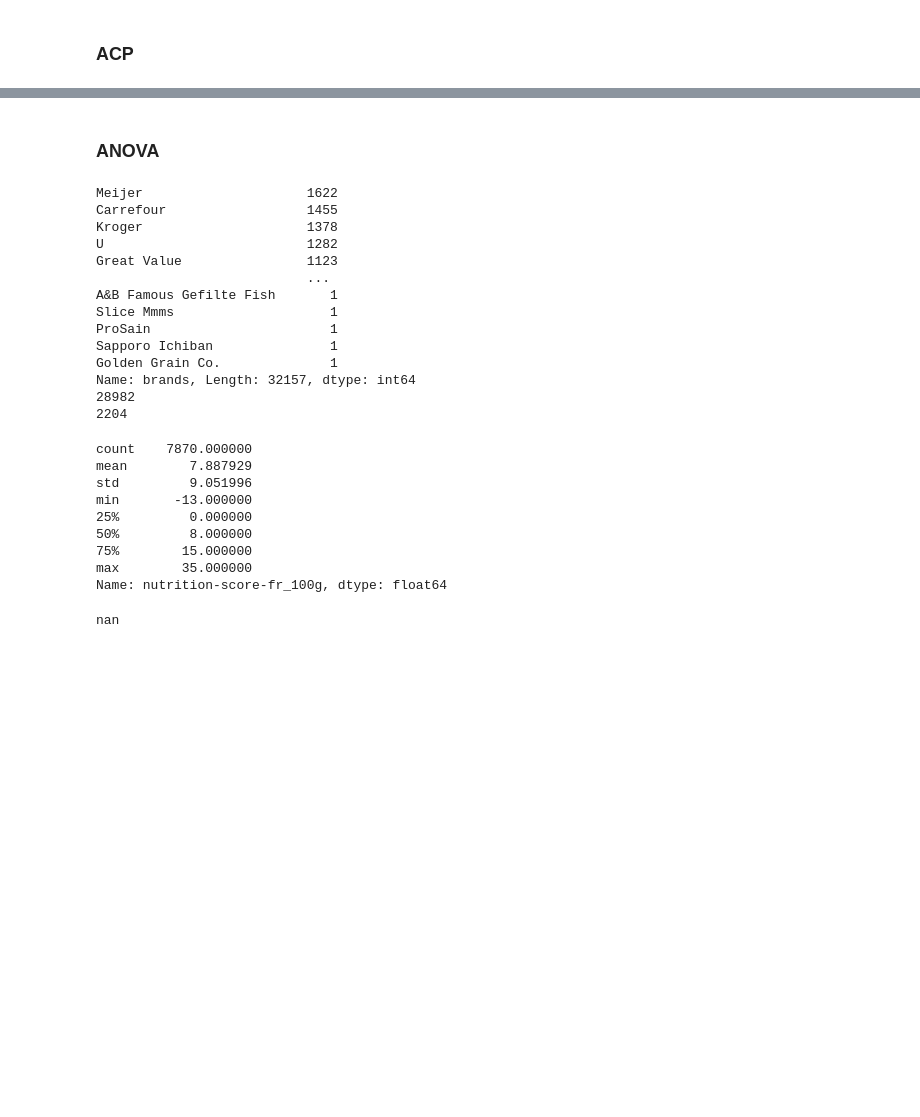
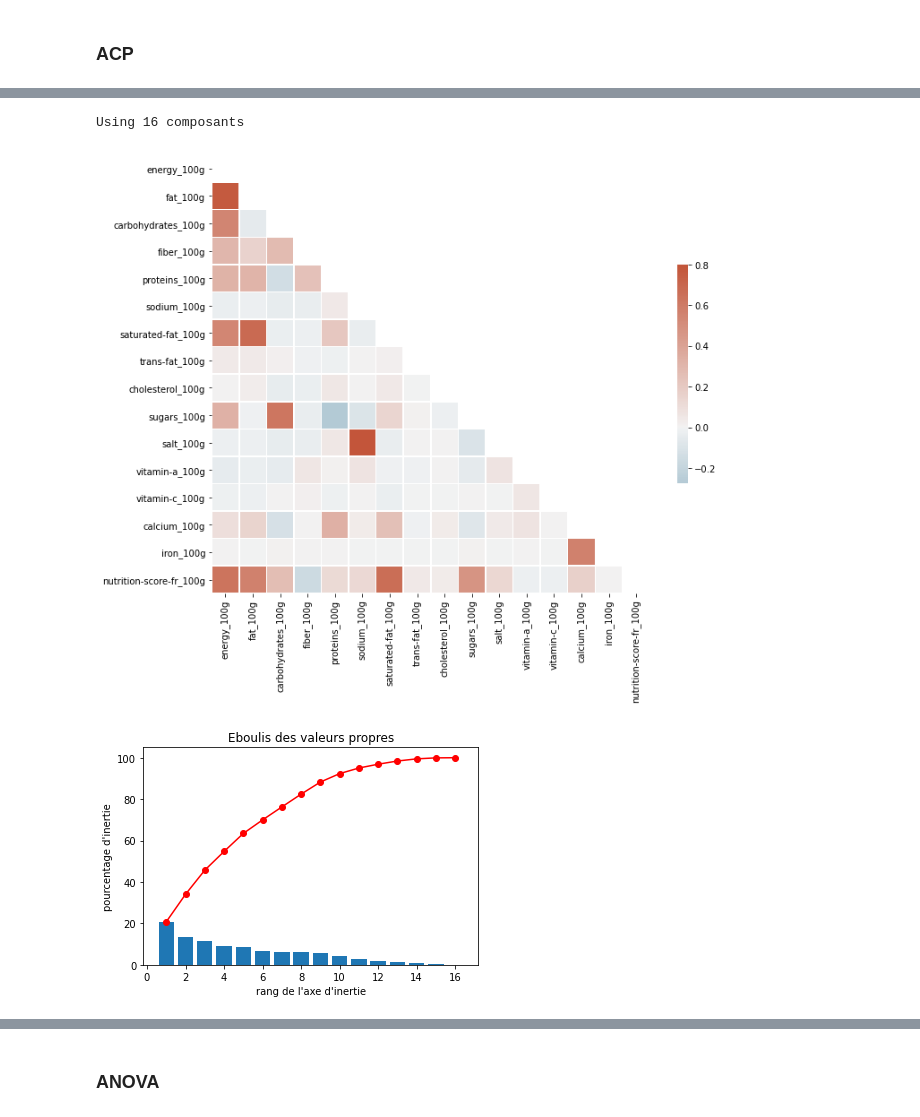
Before and after one commit to ThibaultDieudonne/OpenFoodFacts-Data-Exploration, a Jupyter notebook: notebook.ipynb, the cells around one changed output, grey strips where cells are left out. Saved outputs shown, nothing was run; the diff lists cells and outputs as text; code cells hidden in the pictures; blank space fills up the shorter version.

```diff
--- a/notebook.ipynb
+++ b/notebook.ipynb
@@ -177,0 +178,6 @@ plt.show()
+# %%
+make_acp(nutrition)
+# %% [output]
+Using 16 composants
+[figure, added]
+[figure, added]
@@ -178,21 +185,2 @@ plt.show()
 # %% [markdown]
 ### ANOVA
-# %%
-print(data["brands"].value_counts())
-print(len(data["brands_tags"].unique()))
-print(data["brands"].str.contains("Carrefour").sum())
-# %% [output]
-Meijer                     1622
-Carrefour                  1455
-Kroger                     1378
-U                          1282
-Great Value                1123
-                           ...
-A&B Famous Gefilte Fish       1
-Slice Mmms                    1
-ProSain                       1
-Sapporo Ichiban               1
-Golden Grain Co.              1
-Name: brands, Length: 32157, dtype: int64
-28982
-2204
@@ -213,11 +197,4 @@ data['main_brand'] = data['brands'].apply(getfirstbrand)
 # %%
-X = "main_brand" # qualitative
-Y = "nutrition-score-fr_100g" # quantitative
-
-sous_echantillon = data[data["main_brand"].notnull()]
-
-print(sous_echantillon["nutrition-score-fr_100g"].describe())
-
 def eta_squared(x,y):
     moyenne_y = y.mean()
     classes = []
@@ -229,15 +206,10 @@ def eta_squared(x,y):
     SCE = sum([c['ni']*(c['moyenne_classe']-moyenne_y)**2 for c in classes])
     return SCE/SCT
 
-eta_squared(sous_echantillon[X],sous_echantillon[Y])
+
+def nutrianova(nutriment):
+    X = "nutrition_grade_fr" # qualitative
+    Y = nutriment # quantitative
+    sous_echantillon = data[data[X].notnull()][data[Y].notnull()]
+    print('\n')
+    print(eta_squared(sous_echantillon[X],sous_echantillon[Y]))
-# %% [output]
-count    7870.000000
-mean        7.887929
-std         9.051996
-min       -13.000000
-25%         0.000000
-50%         8.000000
-75%        15.000000
-max        35.000000
-Name: nutrition-score-fr_100g, dtype: float64
-nan
```
Also changed, not shown: parts of 18 cells of this notebook, 1 other file.
